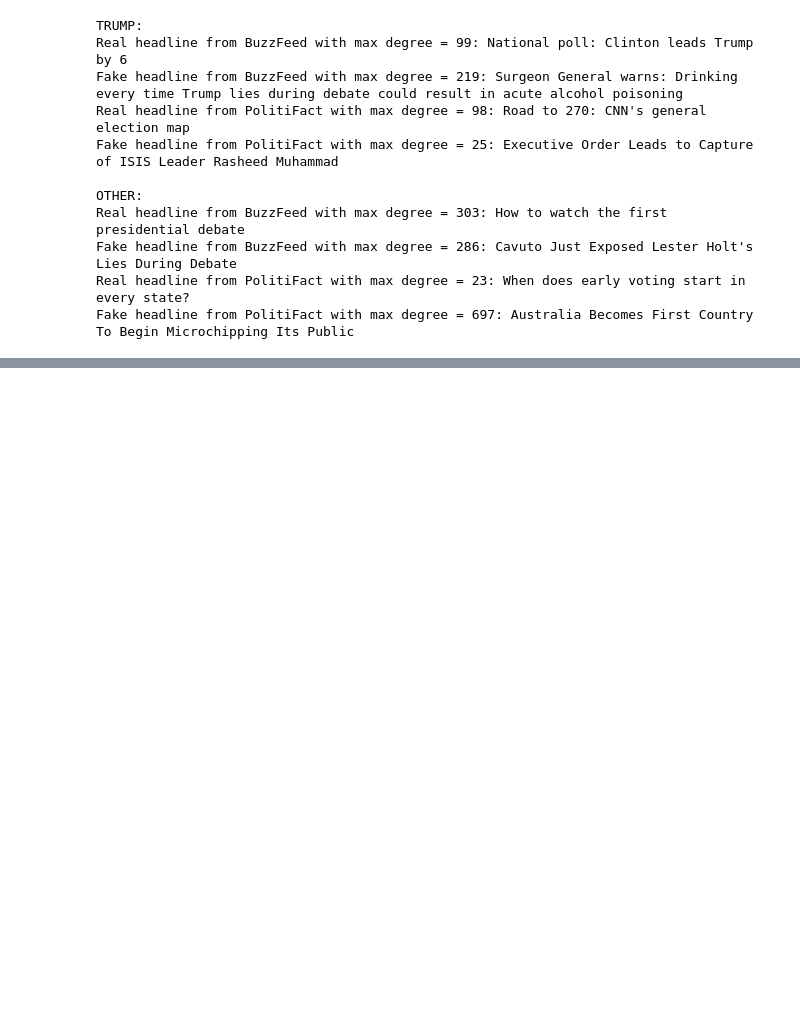
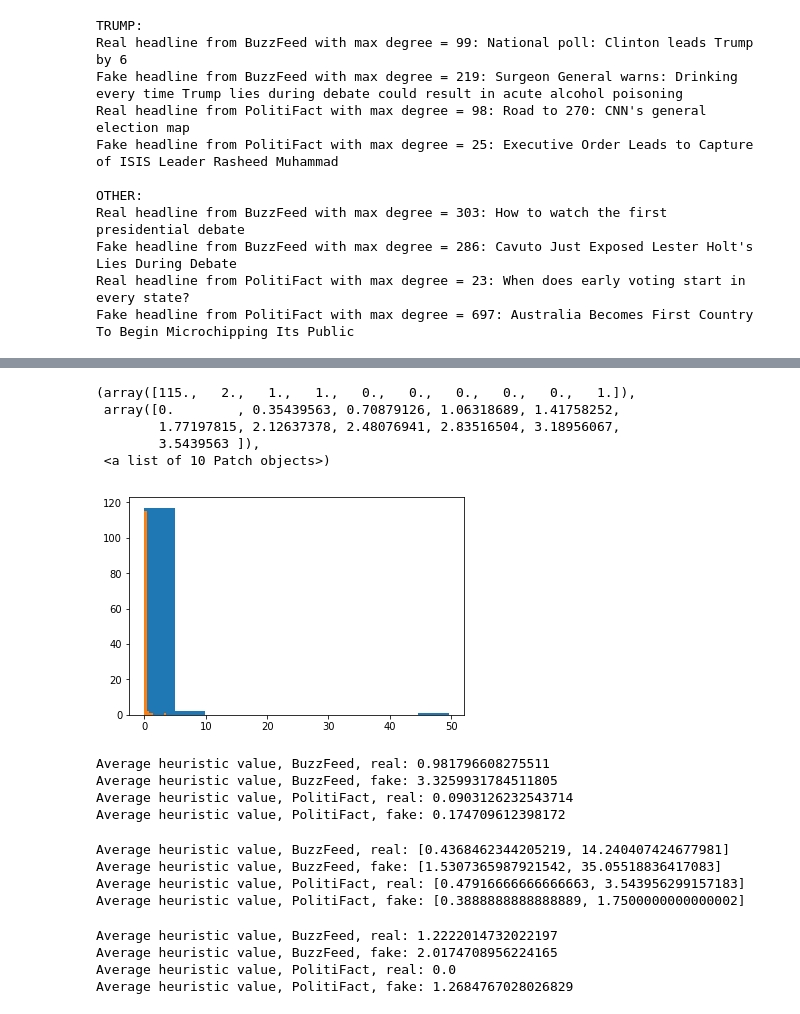
Before and after one commit to shaynak/FakeNewsNet, a Jupyter notebook: CS194 Project.ipynb, the cells around one changed output, grey strips where cells are left out. Saved outputs shown, nothing was run; the diff lists cells and outputs as text; code cells hidden in the pictures; blank space fills up the shorter version.

```diff
--- a/CS194 Project.ipynb
+++ b/CS194 Project.ipynb
@@ -692,0 +743,10 @@ Fake headline from PolitiFact with max degree = 697: Australia Becomes First Cou
+# %%
+plt.hist(pf_fake_heuristics)
+plt.hist(pf_real_heuristics)
+# %% [output]
+(array([115.,   2.,   1.,   1.,   0.,   0.,   0.,   0.,   0.,   1.]),
+ array([0.        , 0.35439563, 0.70879126, 1.06318689, 1.41758252,
+        1.77197815, 2.12637378, 2.48076941, 2.83516504, 3.18956067,
+        3.5439563 ]),
+ <a list of 10 Patch objects>)
+[figure, added]
@@ -692,0 +756,20 @@ Fake headline from PolitiFact with max degree = 697: Australia Becomes First Cou
+# %%
+print("Average heuristic value, BuzzFeed, real: " + str(np.average(bf_real_heuristics)))
+print("Average heuristic value, BuzzFeed, fake: " + str(np.average(bf_fake_heuristics)))
+print("Average heuristic value, PolitiFact, real: " + str(np.average(pf_real_heuristics)))
+print("Average heuristic value, PolitiFact, fake: " + str(np.average(pf_fake_heuristics)))
+# %% [output]
+Average heuristic value, BuzzFeed, real: 0.981796608275511
+Average heuristic value, BuzzFeed, fake: 3.3259931784511805
+Average heuristic value, PolitiFact, real: 0.0903126232543714
+Average heuristic value, PolitiFact, fake: 0.174709612398172
+# %%
+print("Average heuristic value, BuzzFeed, real: [" + str(min(bf_real_heuristics, key=min_nonzero)) + ", " + str(max(bf_real_heuristics)) +']')
+print("Average heuristic value, BuzzFeed, fake: [" + str(min(bf_fake_heuristics, key=min_nonzero)) + ", " + str(max(bf_fake_heuristics)) +']')
+print("Average heuristic value, PolitiFact, real: [" + str(min(pf_real_heuristics, key=min_nonzero)) + ", " + str(max(pf_real_heuristics)) +']')
+print("Average heuristic value, PolitiFact, fake: [" + str(min(pf_fake_heuristics, key=min_nonzero)) + ", " + str(max(pf_fake_heuristics)) +']')
+# %% [output]
+Average heuristic value, BuzzFeed, real: [0.4368462344205219, 14.240407424677981]
+Average heuristic value, BuzzFeed, fake: [1.5307365987921542, 35.05518836417083]
+Average heuristic value, PolitiFact, real: [0.47916666666666663, 3.543956299157183]
+Average heuristic value, PolitiFact, fake: [0.3888888888888889, 1.7500000000000002]
@@ -692,0 +779,10 @@ Fake headline from PolitiFact with max degree = 697: Australia Becomes First Cou
+# %%
+print("Average heuristic value, BuzzFeed, real: " + str(np.average(bf_real_heuristics)))
+print("Average heuristic value, BuzzFeed, fake: " + str(np.average(bf_fake_heuristics)))
+print("Average heuristic value, PolitiFact, real: " + str(np.average(pf_real_heuristics)))
+print("Average heuristic value, PolitiFact, fake: " + str(np.average(pf_fake_heuristics)))
+# %% [output]
+Average heuristic value, BuzzFeed, real: 1.2222014732022197
+Average heuristic value, BuzzFeed, fake: 2.0174708956224165
+Average heuristic value, PolitiFact, real: 0.0
+Average heuristic value, PolitiFact, fake: 1.2684767028026829
```
Also changed, not shown: parts of 12 cells of this notebook.
